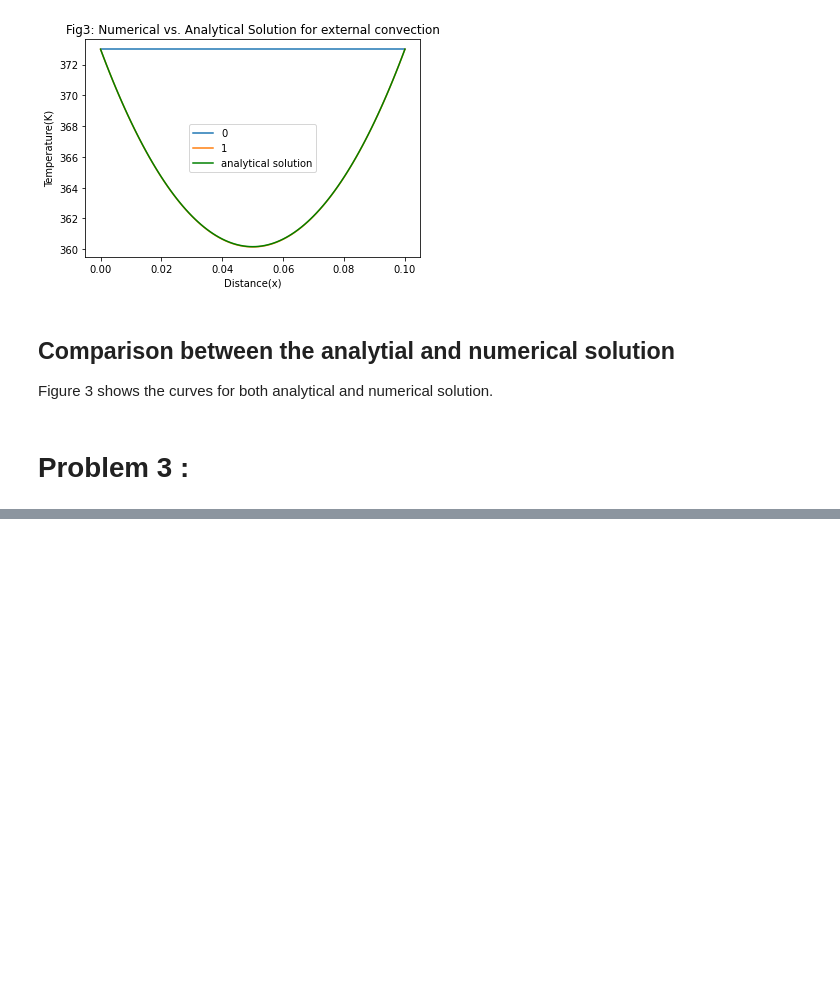
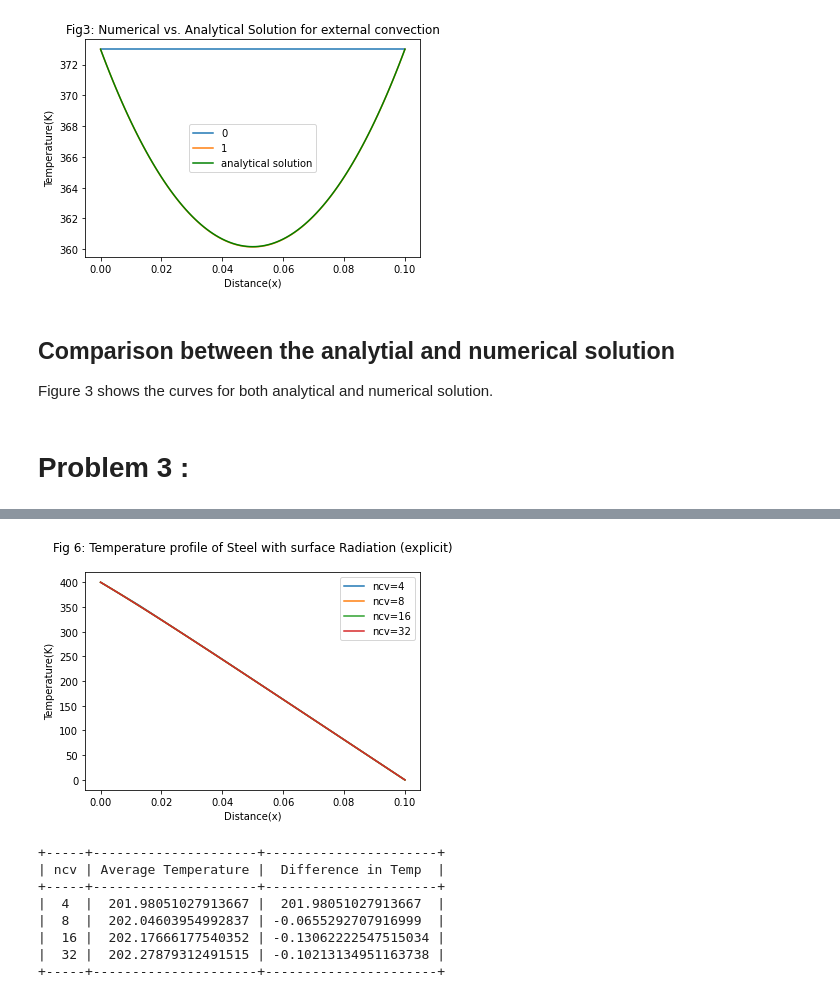
Before and after one commit to LamiaAroni/9710_CFD_project1, a Jupyter notebook: CFD_Assignment_lamia.ipynb, the cells around one changed output, grey strips where cells are left out. Saved outputs shown, nothing was run; the diff lists cells and outputs as text; code cells hidden in the pictures; blank space fills up the shorter version.

```diff
--- a/CFD_Assignment_lamia.ipynb
+++ b/CFD_Assignment_lamia.ipynb
@@ -1597,7 +1945,8 @@ plt.show()
 # %%
 # Problem 4
+# Surface Radiation model for Explicit Implementation
 class SurfaceRadiationModel:
-    """Class defining a surface convection model"""
+    """Class defining a surface Radiation model"""
 
     def __init__(self, grid, T, Tc, epi, sigma):
         """Constructor"""
@@ -1608,7 +1957,7 @@ class SurfaceRadiationModel:
         self._sigma = sigma
 
     def add(self, coeffs):
-        """Function to add surface convection terms to coefficient arrays"""
+        """Function to add surface radiation terms to coefficient arrays"""
 
         # Calculate the source term
         source = -self._epi*self._sigma*(self._T[1:-1]**4 - self._Tc**4)*self._grid.Ao
@@ -1711,0 +2364,46 @@ plt.show()
+# %%
+%matplotlib inline
+import matplotlib.pyplot as plt
+
+#Ploting all the curves for different ncv
+
+plt.plot(xP1, T1, label='ncv=4')
+plt.plot(xP2, T2, label='ncv=8')
+plt.plot(xP3, T3, label='ncv=16')
+plt.plot(xP4, T4, label='ncv=32')
+
+
+plt.xlabel("Distance(x)")
+plt.ylabel("Temperature(K)")
+plt.legend()
+
+#Display the title
+plt.title('Fig 6: Temperature profile of Steel with surface Radiation (explicit)\n')
+plt.show()
+
+
+
+from prettytable import PrettyTable
+import random
+
+x = PrettyTable()
+
+x.field_names = ["ncv", "Average Temperature", "Difference in Temp"]
+
+x.add_row([4, avg1, avg1])
+x.add_row([8, avg2, -avg2+avg1])
+x.add_row([16, avg3, -avg3+avg2])
+x.add_row([32, avg4, -avg4+avg3])
+
+
+print(x)
+# %% [output]
+[figure, added]
++-----+---------------------+----------------------+
+| ncv | Average Temperature |  Difference in Temp  |
++-----+---------------------+----------------------+
+|  4  |  201.98051027913667 |  201.98051027913667  |
+|  8  |  202.04603954992837 | -0.0655292707916999  |
+|  16 |  202.17666177540352 | -0.13062222547515034 |
+|  32 |  202.27879312491515 | -0.10213134951163738 |
++-----+---------------------+----------------------+
```
Also changed, not shown: parts of 43 cells of this notebook.
